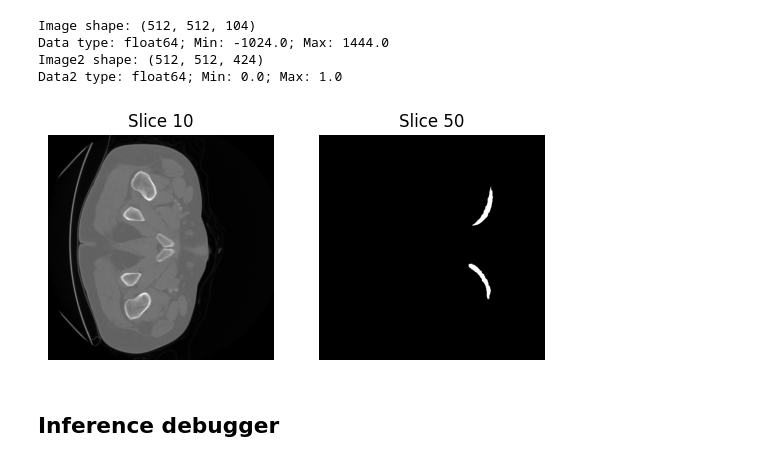
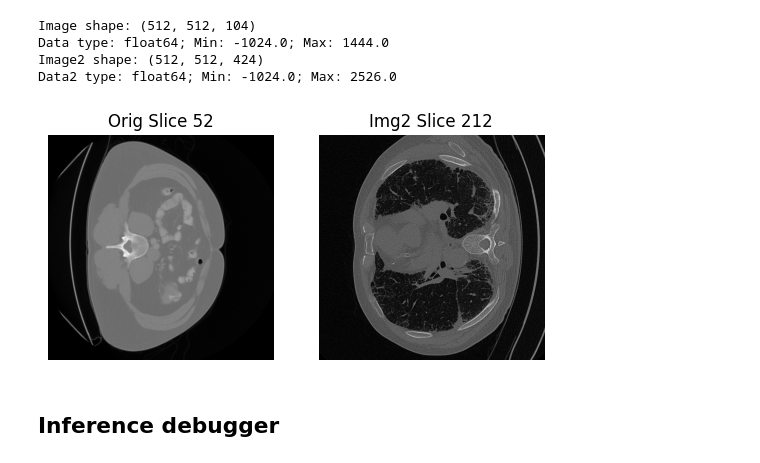
Before and after one commit to zhilinggavin/VISTA3d-fibrosis, a Jupyter notebook: vista3d/notebooks/infer_visual.ipynb, the cells around one changed output. Cells and saved outputs as stored; diff of their text form; code cells hidden in the pictures.

```diff
--- a/vista3d/notebooks/infer_visual.ipynb
+++ b/vista3d/notebooks/infer_visual.ipynb
@@ -4,44 +4,44 @@ import matplotlib.pyplot as plt
 
 # Load the .nii.gz file
 file_path = '/home/shengzhang/data/nnUNet/gavin_vista3d/vista3d/example-1.nii.gz'
-file_path2 = '../data/OSIC/imgs_20/33_0000.nii.gz'
-file_path2 = '../data/OSIC/gt_20/33.nii.gz'
+file_path2 = '/home/shengzhang/data/nnUNet/gavin_vista3d/vista3d/data/OSIC/imgs_20/33_0000.nii.gz'
+# file_path2 = '/home/shengzhang/data/nnUNet/gavin_vista3d/vista3d/data/OSIC/gt_20/33.nii.gz'
 img = nib.load(file_path)
 data = img.get_fdata()
 print(f"Image shape: {data.shape}")
 print(f"Data type: {data.dtype}; Min: {data.min()}; Max: {data.max()}")
 try:
     img2 = nib.load(file_path2)
     data2 = img2.get_fdata()
     print(f"Image2 shape: {data2.shape}")
     print(f"Data2 type: {data2.dtype}; Min: {data2.min()}; Max: {data2.max()}")
 except FileNotFoundError:
     pass
 
 # Get the image data as a numpy array
 
 
 # Display slices of the image
 slice_index = data.shape[2] // 2  # Middle slice along the z-axis
-slice_index = 10
+# slice_index = 10
 plt.Figure(figsize=(10, 10))
 plt.subplot(1, 2, 1)
 plt.imshow(data[:, :, slice_index], cmap='gray')
-plt.title(f'Slice {slice_index}')
+plt.title(f'Orig Slice {slice_index}')
 plt.axis('off')
 if 'data2' in locals():
-    slice_index = 50
+    slice_index = data2.shape[-1] // 2
     plt.subplot(1, 2, 2)
     plt.imshow(data2[:, :, slice_index], cmap='gray')
-    plt.title(f'Slice {slice_index}')
+    plt.title(f'Img2 Slice {slice_index}')
     plt.axis('off')
 plt.show()
 # %% [output]
 Image shape: (512, 512, 104)
 Data type: float64; Min: -1024.0; Max: 1444.0
 Image2 shape: (512, 512, 424)
-Data2 type: float64; Min: 0.0; Max: 1.0
+Data2 type: float64; Min: -1024.0; Max: 2526.0
-[figure, old version]
+[figure, new version]
 # %% [markdown]
 ## Inference debugger
 # %%
```
Also changed, not shown: parts of 6 cells of this notebook, 3 other files.
